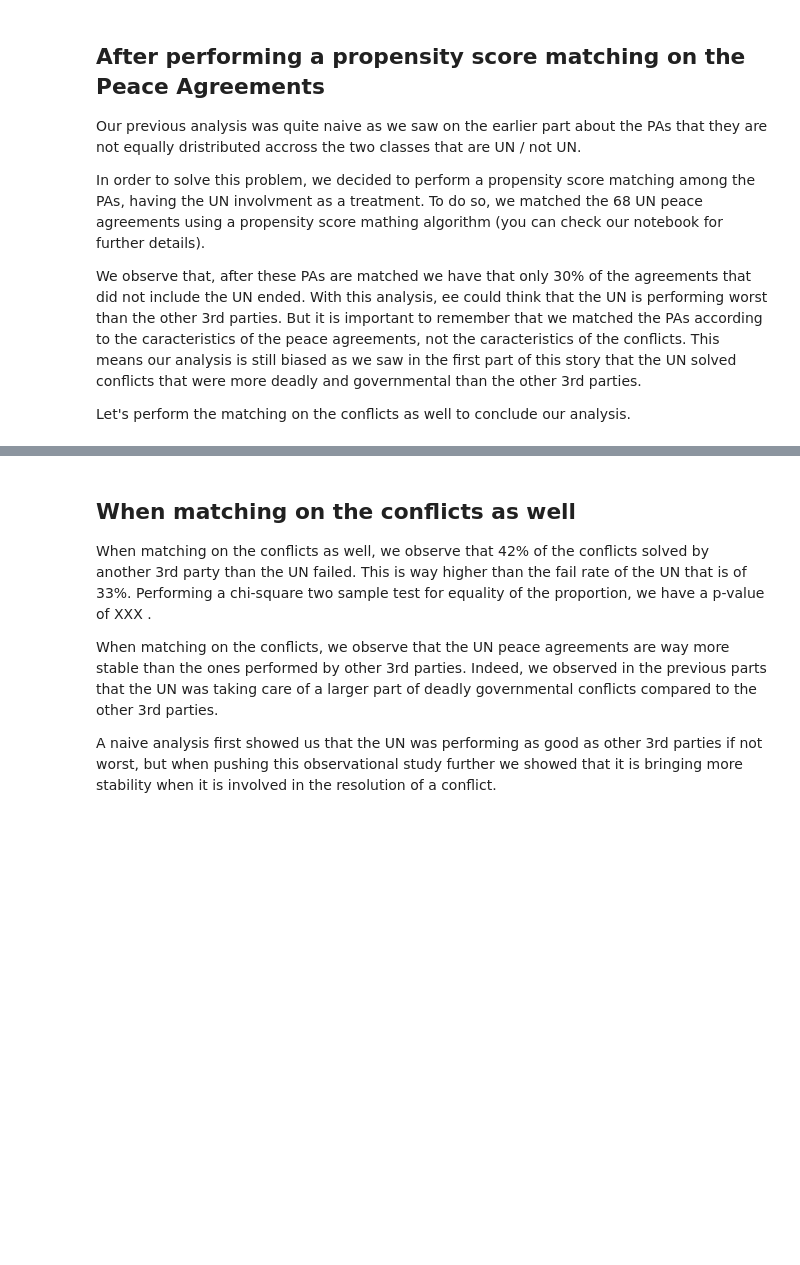
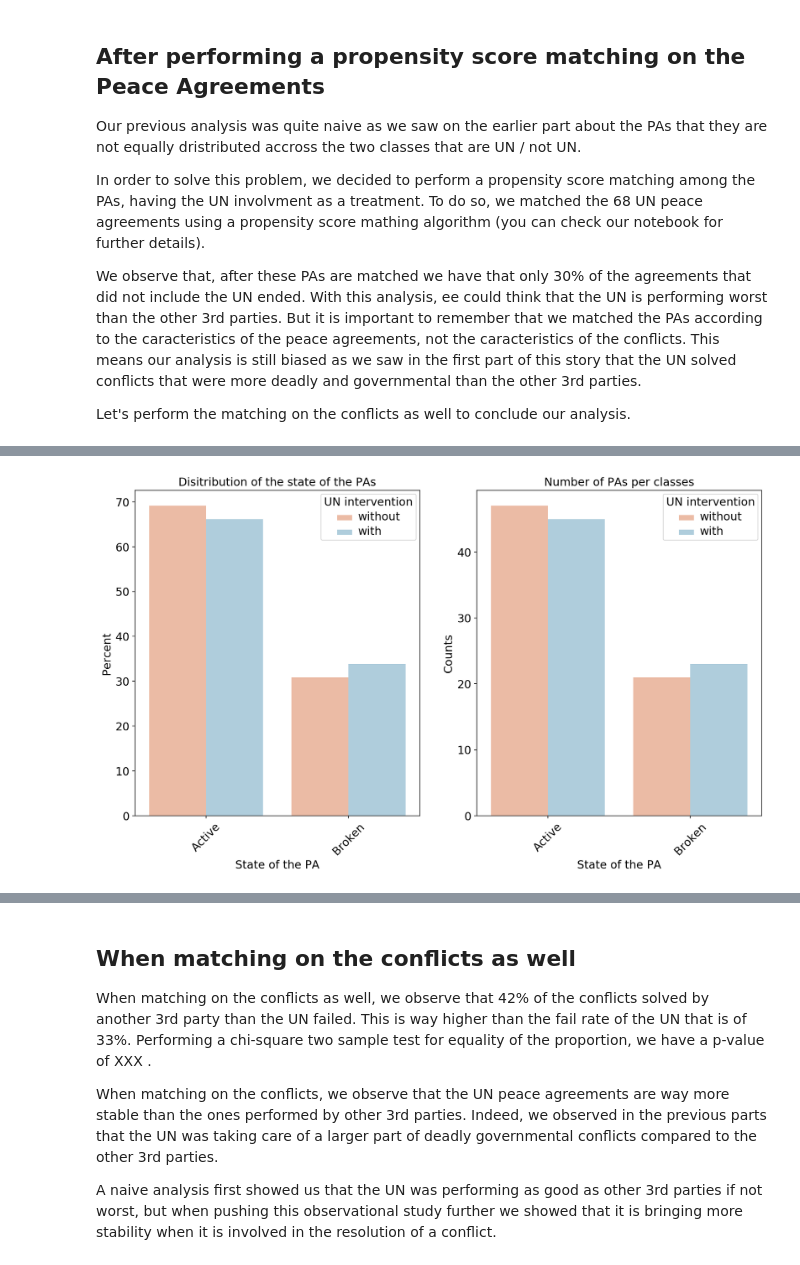
Before and after one commit to rbsteinm/AppliedDataAnalysis, a Jupyter notebook: project/notebook for story.ipynb, the cells around one changed output, grey strips where cells are left out. Saved outputs shown, nothing was run; the diff lists cells and outputs as text; code cells hidden in the pictures; blank space fills up the shorter version.

```diff
--- a/project/notebook for story.ipynb
+++ b/project/notebook for story.ipynb
@@ -554,2 +638,19 @@ plt.savefig('images/lessnaive.png', transparent=True)
+# %%
+endeddic = {0: 'Active' , 1: 'Broken'}
+matched.ended.replace(endeddic , inplace= True)
+
+
+percent_categorical('ended', df=matched, grouper='UN' ,
+                   order = ['Active' , 'Broken'] , title = ['Disitribution of the state of the PAs' , 'Number of PAs per classes'],
+                   label = 'State of the PA',
+                   legend = ['UN intervention' , 'without' , 'with'])
+
+
+
+#percent_categorical('ended', df=matched, grouper='UN')
+plt.savefig('images/lessnaive.png', transparent=True,  bbox_inches = 'tight')
+#result.loc[list(matching.items())].dropna().head()
+# %% [output]
+[figure, added]
 # %%
 matched.groupby(['UN' , 'ended']).count()
```
Also changed, not shown: parts of 24 cells of this notebook, 5 other files.
